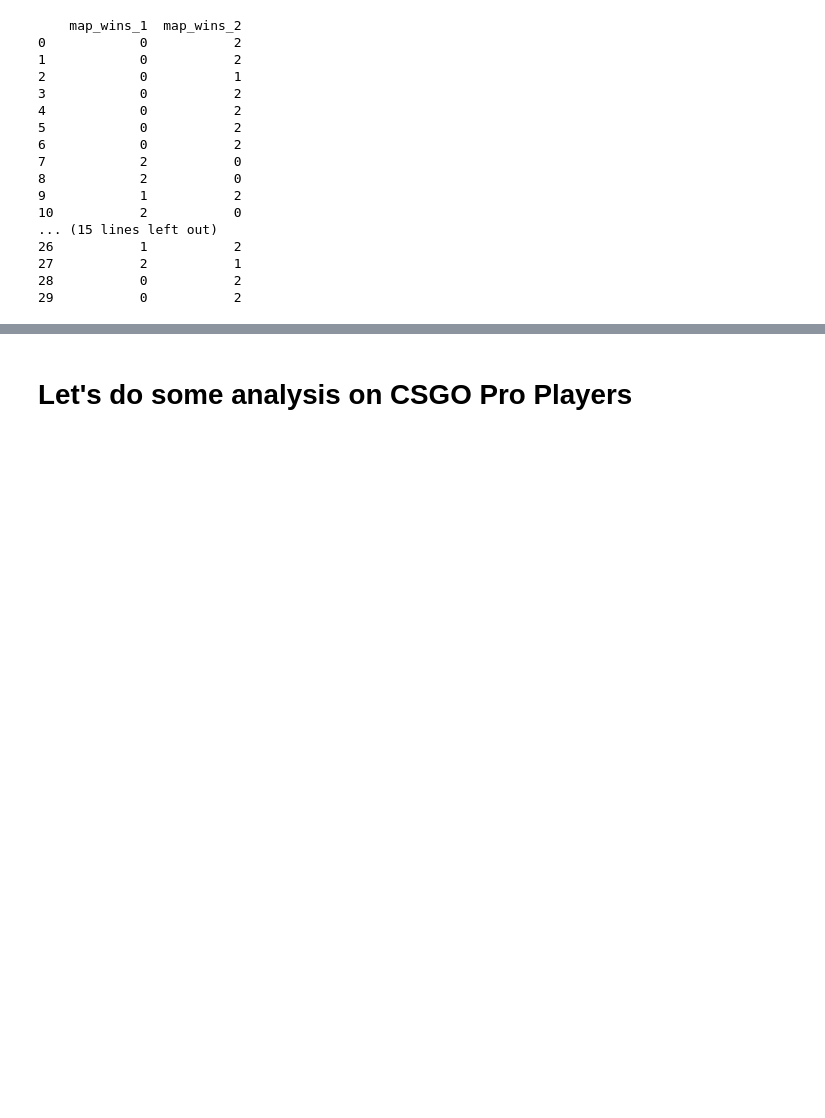
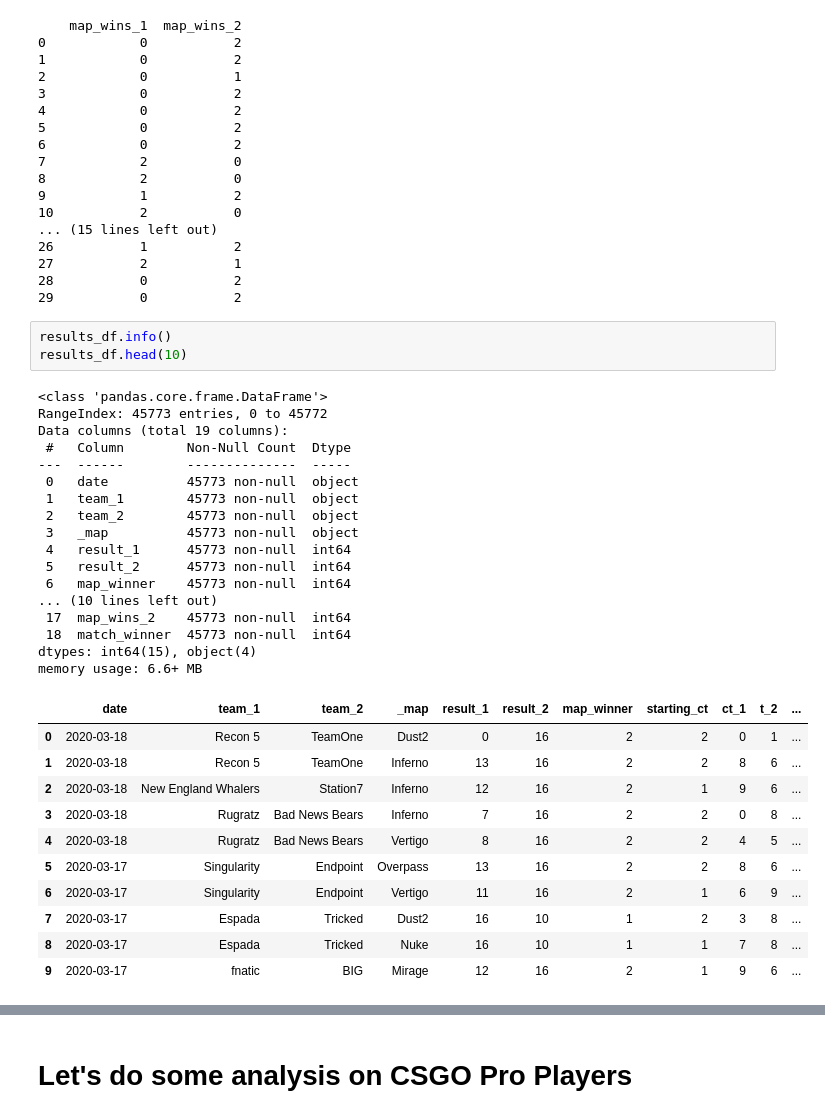
Before and after one commit to bron322/CSGOProPlayersAnalysis, a Jupyter notebook: CSGOProPlayerAnalysis.ipynb, the cells around one changed output, grey strips where cells are left out. Saved outputs shown, nothing was run; the diff lists cells and outputs as text; blank space fills up the shorter version.

```diff
--- a/CSGOProPlayerAnalysis.ipynb
+++ b/CSGOProPlayerAnalysis.ipynb
@@ -462,3 +468,35 @@ print(results_df[['map_wins_1', 'map_wins_2']].head(30))
 27           2           1
 28           0           2
 29           0           2
+# %%
+results_df.info()
+results_df.head(10)
+# %% [output]
+<class 'pandas.core.frame.DataFrame'>
+RangeIndex: 45773 entries, 0 to 45772
+Data columns (total 19 columns):
+ #   Column        Non-Null Count  Dtype
+---  ------        --------------  -----
+ 0   date          45773 non-null  object
+ 1   team_1        45773 non-null  object
+ 2   team_2        45773 non-null  object
+ 3   _map          45773 non-null  object
+ 4   result_1      45773 non-null  int64
+ 5   result_2      45773 non-null  int64
+ 6   map_winner    45773 non-null  int64
+... (10 lines left out)
+ 17  map_wins_2    45773 non-null  int64
+ 18  match_winner  45773 non-null  int64
+dtypes: int64(15), object(4)
+memory usage: 6.6+ MB
+|  | date | team_1 | team_2 | _map | result_1 | result_2 | map_winner | starting_ct | ct_1 | t_2 | ... |
+| 0 | 2020-03-18 | Recon 5 | TeamOne | Dust2 | 0 | 16 | 2 | 2 | 0 | 1 | ... |
+| 1 | 2020-03-18 | Recon 5 | TeamOne | Inferno | 13 | 16 | 2 | 2 | 8 | 6 | ... |
+| 2 | 2020-03-18 | New England Whalers | Station7 | Inferno | 12 | 16 | 2 | 1 | 9 | 6 | ... |
+| 3 | 2020-03-18 | Rugratz | Bad News Bears | Inferno | 7 | 16 | 2 | 2 | 0 | 8 | ... |
+| 4 | 2020-03-18 | Rugratz | Bad News Bears | Vertigo | 8 | 16 | 2 | 2 | 4 | 5 | ... |
+| 5 | 2020-03-17 | Singularity | Endpoint | Overpass | 13 | 16 | 2 | 2 | 8 | 6 | ... |
+| 6 | 2020-03-17 | Singularity | Endpoint | Vertigo | 11 | 16 | 2 | 1 | 6 | 9 | ... |
+| 7 | 2020-03-17 | Espada | Tricked | Dust2 | 16 | 10 | 1 | 2 | 3 | 8 | ... |
+| 8 | 2020-03-17 | Espada | Tricked | Nuke | 16 | 10 | 1 | 1 | 7 | 8 | ... |
+| 9 | 2020-03-17 | fnatic | BIG | Mirage | 12 | 16 | 2 | 1 | 9 | 6 | ... |
```
Also changed, not shown: parts of 10 cells of this notebook.
